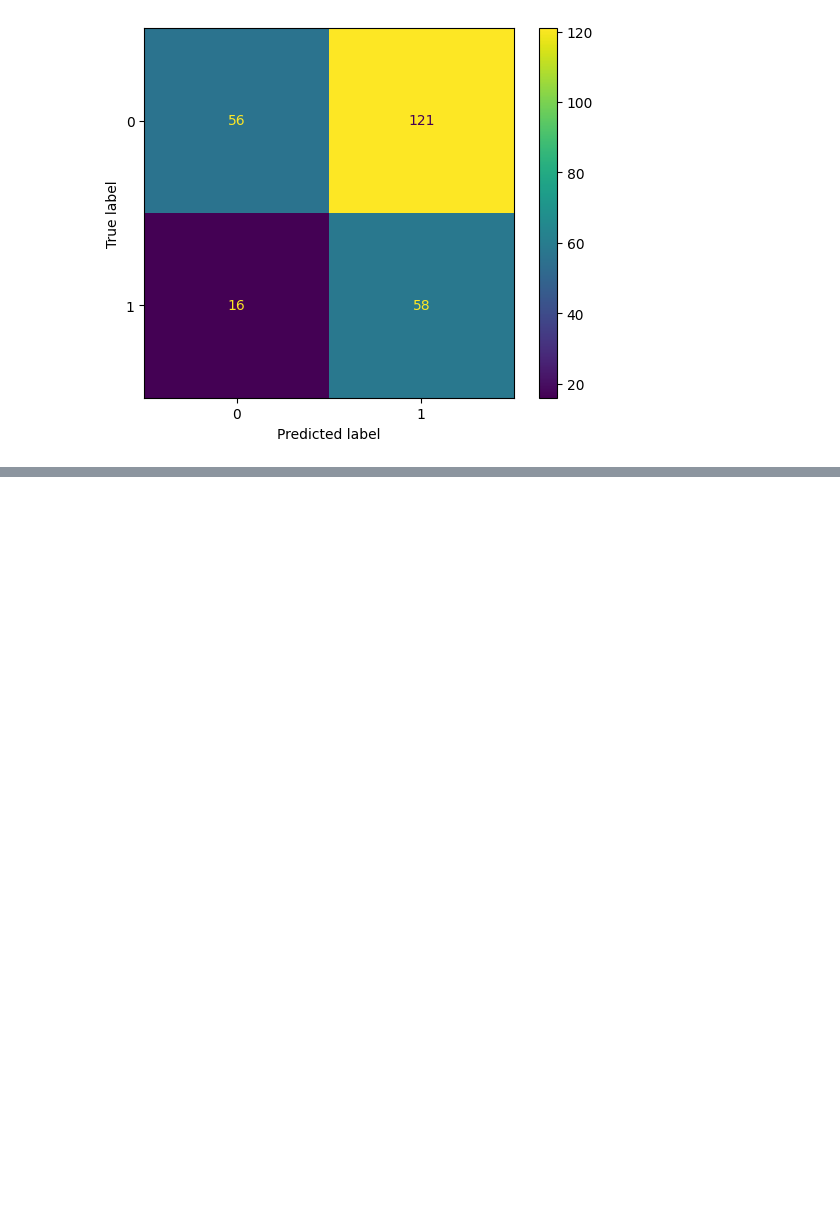
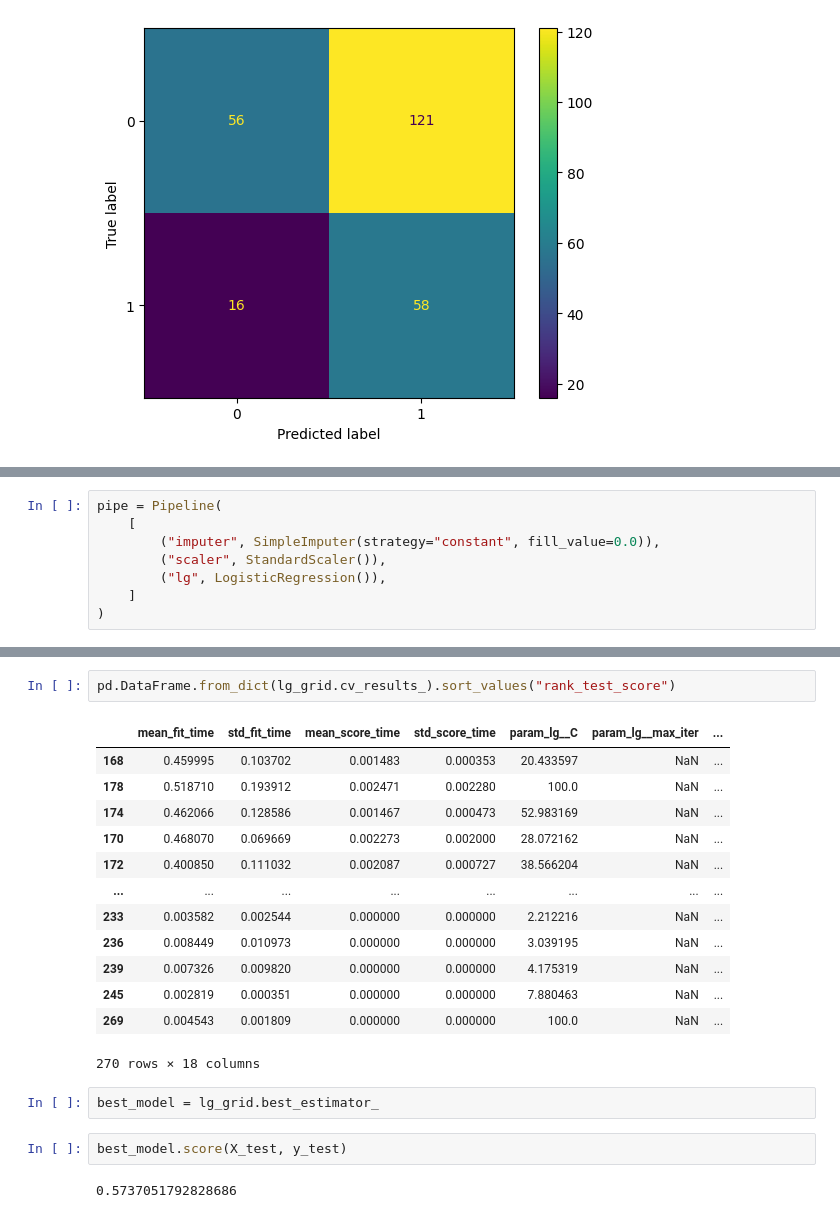
Before and after one commit to adalseno/mmar, a Jupyter notebook: notebooks/ml_log_reg_base.ipynb, the cells around one changed output, grey strips where cells are left out. Cells and saved outputs as stored; diff of their text form; blank space fills up the shorter version.

Commit message:
Added Logistic regression comparison

```diff
--- a/notebooks/ml_log_reg_base.ipynb
+++ b/notebooks/ml_log_reg_base.ipynb
@@ -594,0 +831,8 @@ feature_importance.plot(x='Feature', y='Importance', kind='barh', figsize=(10, 6
+# %%
+pipe = Pipeline(
+    [
+        ("imputer", SimpleImputer(strategy="constant", fill_value=0.0)),
+        ("scaler", StandardScaler()),
+        ("lg", LogisticRegression()),
+    ]
+)
@@ -594,0 +928,22 @@ feature_importance.plot(x='Feature', y='Importance', kind='barh', figsize=(10, 6
+# %%
+pd.DataFrame.from_dict(lg_grid.cv_results_).sort_values("rank_test_score")
+# %% [output]
+|  | mean_fit_time | std_fit_time | mean_score_time | std_score_time | param_lg__C | param_lg__max_iter | ... |
+| 168 | 0.459995 | 0.103702 | 0.001483 | 0.000353 | 20.433597 | NaN | ... |
+| 178 | 0.518710 | 0.193912 | 0.002471 | 0.002280 | 100.0 | NaN | ... |
+| 174 | 0.462066 | 0.128586 | 0.001467 | 0.000473 | 52.983169 | NaN | ... |
+| 170 | 0.468070 | 0.069669 | 0.002273 | 0.002000 | 28.072162 | NaN | ... |
+| 172 | 0.400850 | 0.111032 | 0.002087 | 0.000727 | 38.566204 | NaN | ... |
+| ... | ... | ... | ... | ... | ... | ... | ... |
+| 233 | 0.003582 | 0.002544 | 0.000000 | 0.000000 | 2.212216 | NaN | ... |
+| 236 | 0.008449 | 0.010973 | 0.000000 | 0.000000 | 3.039195 | NaN | ... |
+| 239 | 0.007326 | 0.009820 | 0.000000 | 0.000000 | 4.175319 | NaN | ... |
+| 245 | 0.002819 | 0.000351 | 0.000000 | 0.000000 | 7.880463 | NaN | ... |
+| 269 | 0.004543 | 0.001809 | 0.000000 | 0.000000 | 100.0 | NaN | ... |
+270 rows × 18 columns
+# %%
+best_model = lg_grid.best_estimator_
+# %%
+best_model.score(X_test, y_test)
+# %% [output]
+0.5737051792828686
```
Also changed, not shown: parts of 57 cells of this notebook, 1 other file.
